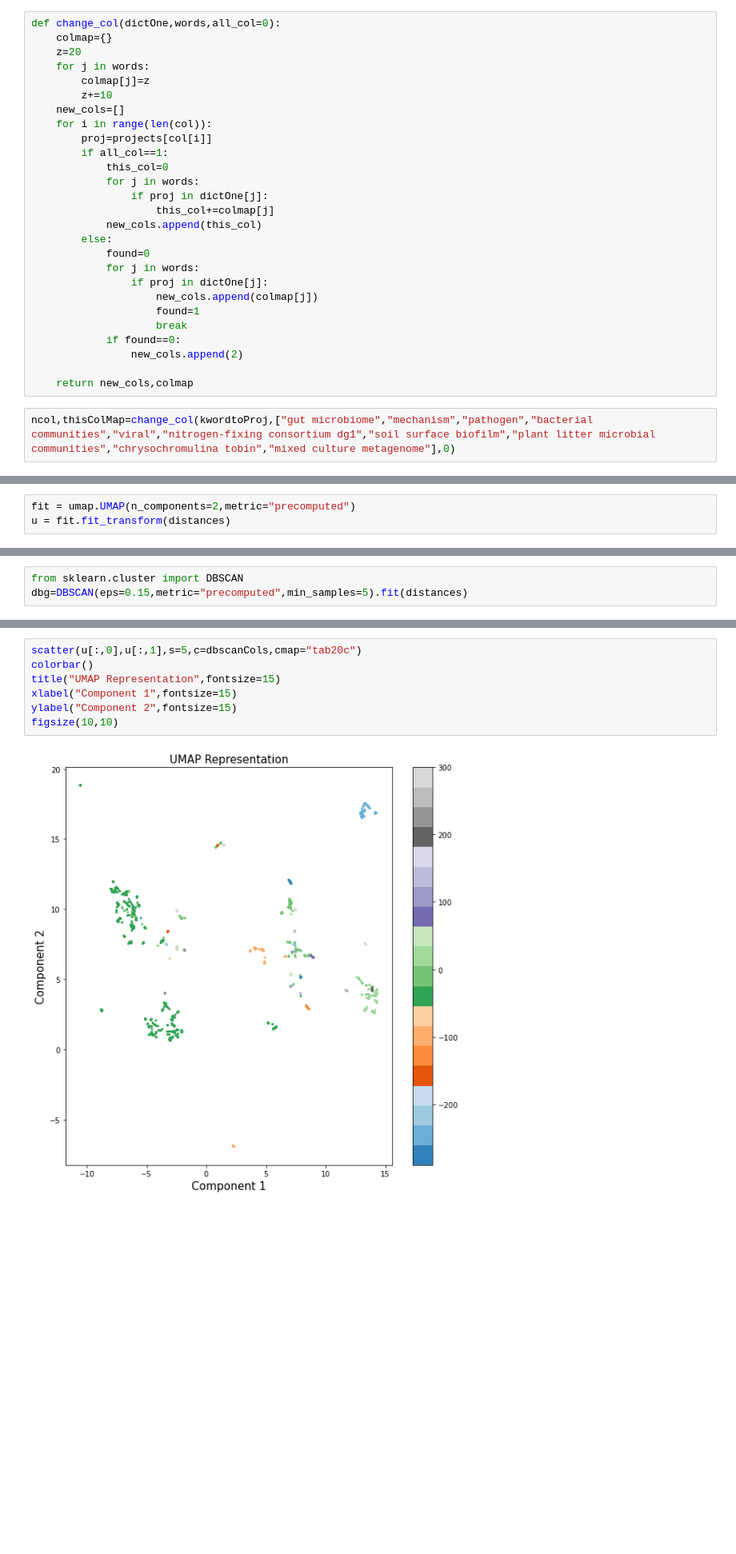
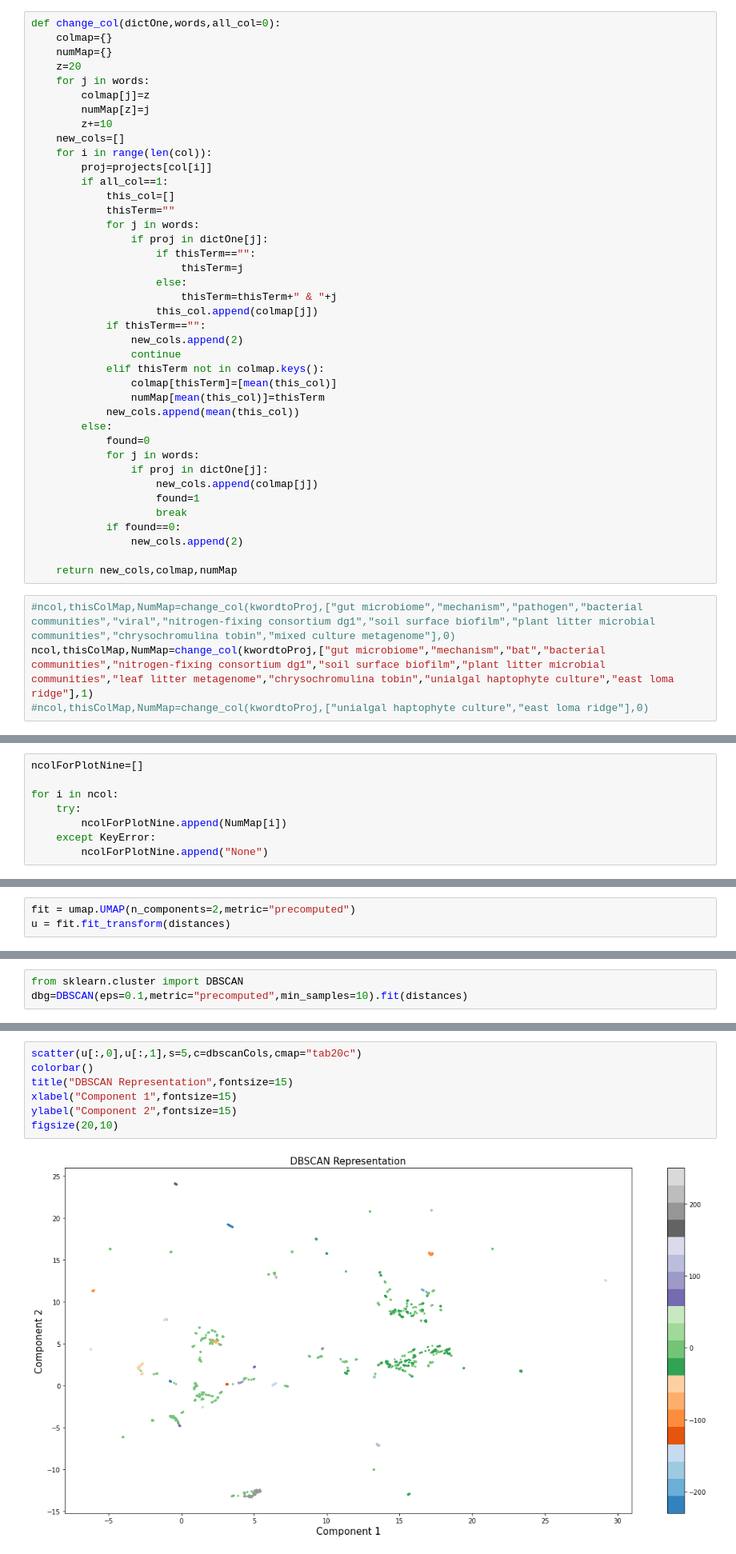
Before and after one commit to jsam356/CAP2, a Jupyter notebook: Distances/Scatterplot.ipynb, the cells around one changed output, grey strips where cells are left out. Shown at 80% size. Saved outputs shown, nothing was run; the diff lists cells and outputs as text; blank space fills up the shorter version.

```diff
--- a/Distances/Scatterplot.ipynb
+++ b/Distances/Scatterplot.ipynb
@@ -328,19 +512,32 @@ sediment microbial communities  17
 # %%
 def change_col(dictOne,words,all_col=0):
     colmap={}
+    numMap={}
     z=20
     for j in words:
         colmap[j]=z
+        numMap[z]=j
         z+=10
     new_cols=[]
     for i in range(len(col)):
         proj=projects[col[i]]
         if all_col==1:
-            this_col=0
+            this_col=[]
+            thisTerm=""
             for j in words:
                 if proj in dictOne[j]:
-                    this_col+=colmap[j]
-            new_cols.append(this_col)
+                    if thisTerm=="":
+                        thisTerm=j
+                    else:
+                        thisTerm=thisTerm+" & "+j
+                    this_col.append(colmap[j])
+            if thisTerm=="":
+                new_cols.append(2)
+                continue
+            elif thisTerm not in colmap.keys():
+                colmap[thisTerm]=[mean(this_col)]
+                numMap[mean(this_col)]=thisTerm
+            new_cols.append(mean(this_col))
         else:
             found=0
             for j in words:
@@ -351,9 +548,11 @@ def change_col(dictOne,words,all_col=0):
             if found==0:
                 new_cols.append(2)
 
-    return new_cols,colmap
+    return new_cols,colmap,numMap
 # %%
-ncol,thisColMap=change_col(kwordtoProj,["gut microbiome","mechanism","pathogen","bacterial communities","viral","nitrogen-fixing consortium dg1","soil surface biofilm","plant litter microbial communities","chrysochromulina tobin","mixed culture metagenome"],0)
+#ncol,thisColMap,NumMap=change_col(kwordtoProj,["gut microbiome","mechanism","pathogen","bacterial communities","viral","nitrogen-fixing consortium dg1","soil surface biofilm","plant litter microbial communities","chrysochromulina tobin","mixed culture metagenome"],0)
+ncol,thisColMap,NumMap=change_col(kwordtoProj,["gut microbiome","mechanism","bat","bacterial communities","nitrogen-fixing consortium dg1","soil surface biofilm","plant litter microbial communities","leaf litter metagenome","chrysochromulina tobin","unialgal haptophyte culture","east loma ridge"],1)
+#ncol,thisColMap,NumMap=change_col(kwordtoProj,["unialgal haptophyte culture","east loma ridge"],0)
 # %%
 thisColMap
 # %% [output]
@@ -369,0 +578,8 @@ thisColMap
+# %%
+ncolForPlotNine=[]
+
+for i in ncol:
+    try:
+        ncolForPlotNine.append(NumMap[i])
+    except KeyError:
+        ncolForPlotNine.append("None")
@@ -387,3 +643,3 @@ figsize(20,10)
 # %%
 from sklearn.cluster import DBSCAN
-dbg=DBSCAN(eps=0.15,metric="precomputed",min_samples=5).fit(distances)
+dbg=DBSCAN(eps=0.1,metric="precomputed",min_samples=10).fit(distances)
@@ -422,9 +658,9 @@ for i in dbg.labels_:
 # %%
 scatter(u[:,0],u[:,1],s=5,c=dbscanCols,cmap="tab20c")
 colorbar()
-title("UMAP Representation",fontsize=15)
+title("DBSCAN Representation",fontsize=15)
 xlabel("Component 1",fontsize=15)
 ylabel("Component 2",fontsize=15)
-figsize(10,10)
+figsize(20,10)
 # %% [output]
-[figure, old version]
+[figure, new version]
```
Also changed, not shown: parts of 67 cells of this notebook.
